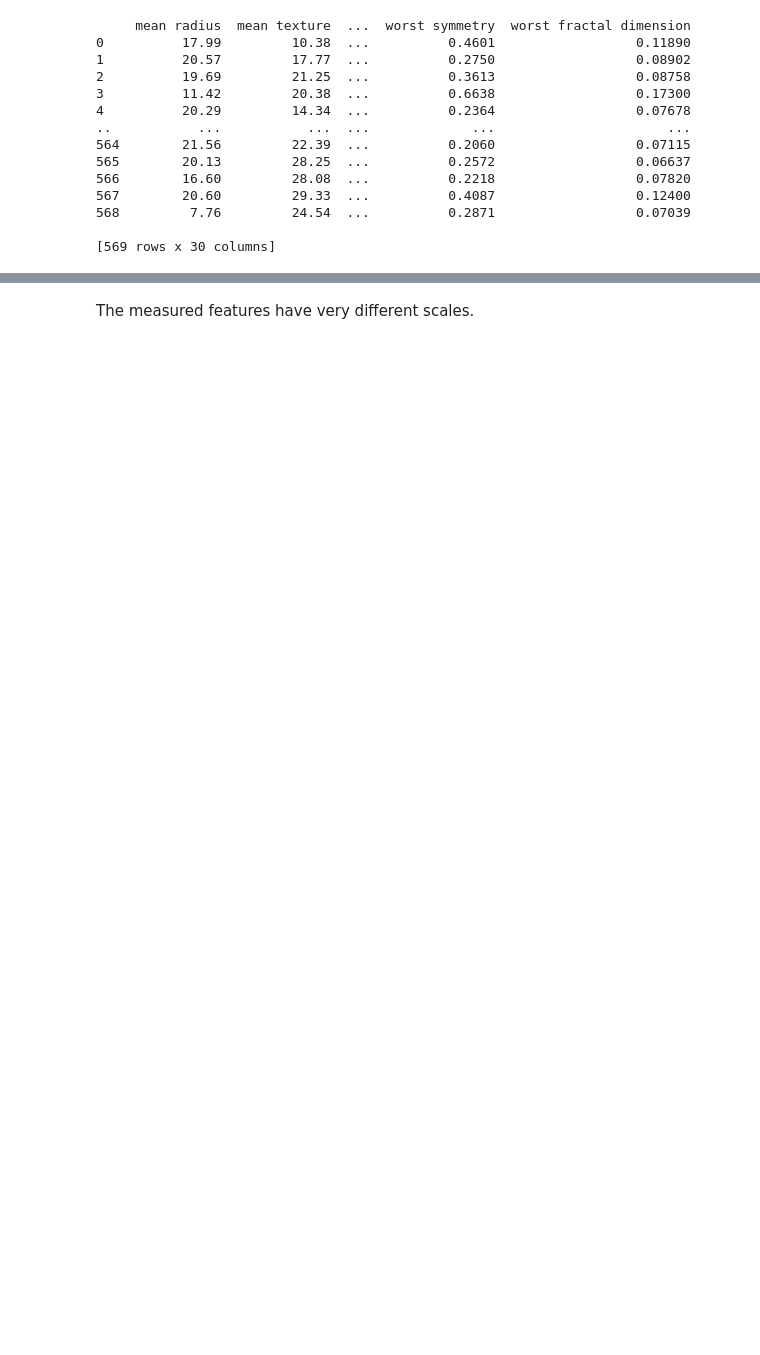
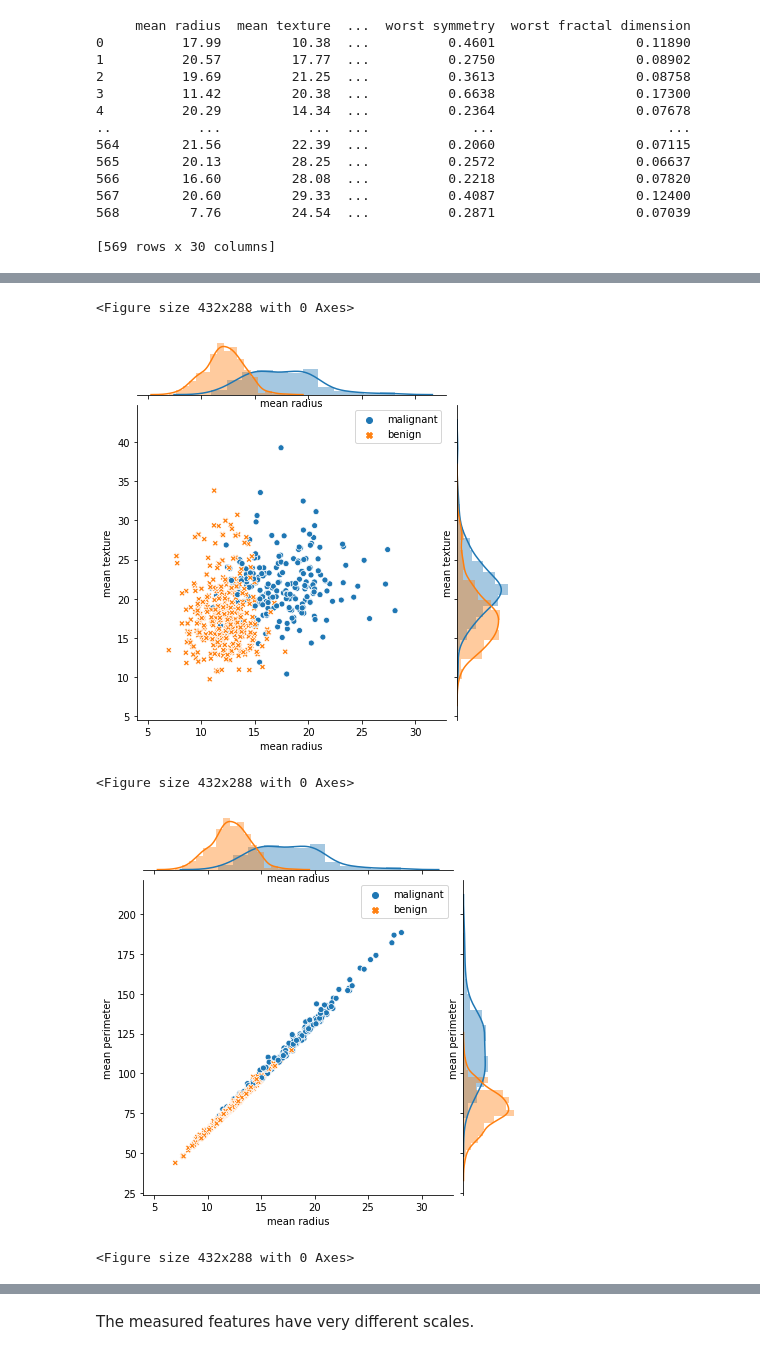
Before and after one commit to cmbi/pca_intro, a Jupyter notebook: Introduction.ipynb, the cells around one changed output, grey strips where cells are left out. Saved outputs shown, nothing was run; the diff lists cells and outputs as text; code cells hidden in the pictures; blank space fills up the shorter version.

```diff
--- a/Introduction.ipynb
+++ b/Introduction.ipynb
@@ -80,0 +118,12 @@ plt.show()
+# %%
+# plot scatter plots
+features_to_plot = ("mean radius", "mean texture", "mean perimeter")
+import itertools
+for x, y in itertools.combinations(features_to_plot, 2):
+    plot_joint_scatter(df, x, y, diagnosis, data.target_names)
+# %% [output]
+<Figure size 432x288 with 0 Axes>
+[figure, added]
+<Figure size 432x288 with 0 Axes>
+[figure, added]
+<Figure size 432x288 with 0 Axes>
```
Also changed, not shown: parts of 25 cells of this notebook.
